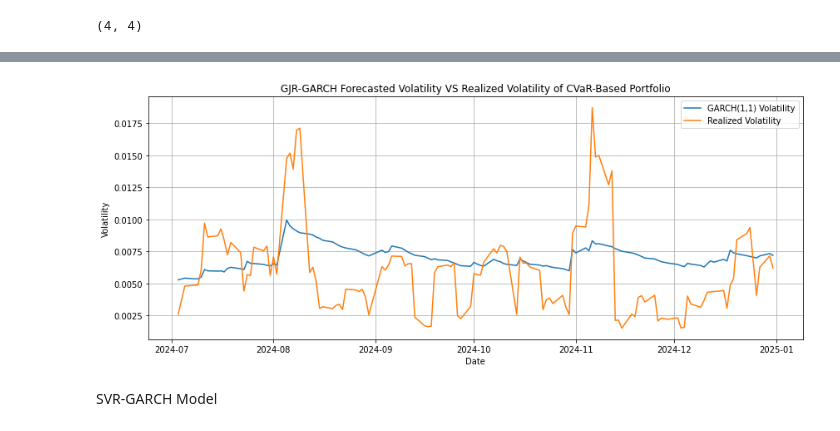
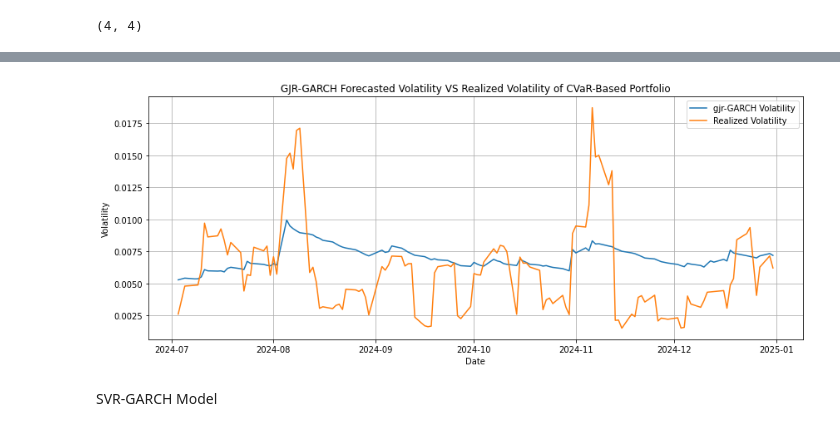
Before and after one commit to JunhoeChoi/CVAR-Portfolio-Optimization-and-Volatility-Evaluation, a Jupyter notebook: 1. Portfolio Optimization and Risk Management.ipynb, the cells around one changed output, grey strips where cells are left out. Cells and saved outputs as stored; diff of their text form; code cells hidden in the pictures.

```diff
--- a/1. Portfolio Optimization and Risk Management.ipynb
+++ b/1. Portfolio Optimization and Risk Management.ipynb
@@ -826,18 +908,21 @@ Covariance estimator: robust
 # %%
 # Forecast VS Realized
 
 plt.figure(figsize=(12, 5))
-plt.plot(forecast_gjr_vol, label='GARCH(1,1) Volatility')
+plt.plot(forecast_gjr_vol, label='gjr-GARCH Volatility')
 plt.plot(real_vol_test, label='Realized Volatility')
 plt.title('GJR-GARCH Forecasted Volatility VS Realized Volatility of CVaR-Based Portfolio')
 plt.ylabel('Volatility')
 plt.xlabel('Date')
 plt.grid(True)
 plt.legend()
 plt.tight_layout()
+
+plt.savefig("Forecasting_GJR_GARCH.png", dpi=300, bbox_inches="tight", facecolor="white")
+
 plt.show()
 # %% [output]
-[figure, old version]
+[figure, new version]
 # %% [markdown]
 SVR-GARCH Model
 # %% [markdown]
```
Also changed, not shown: parts of 21 cells of this notebook.
